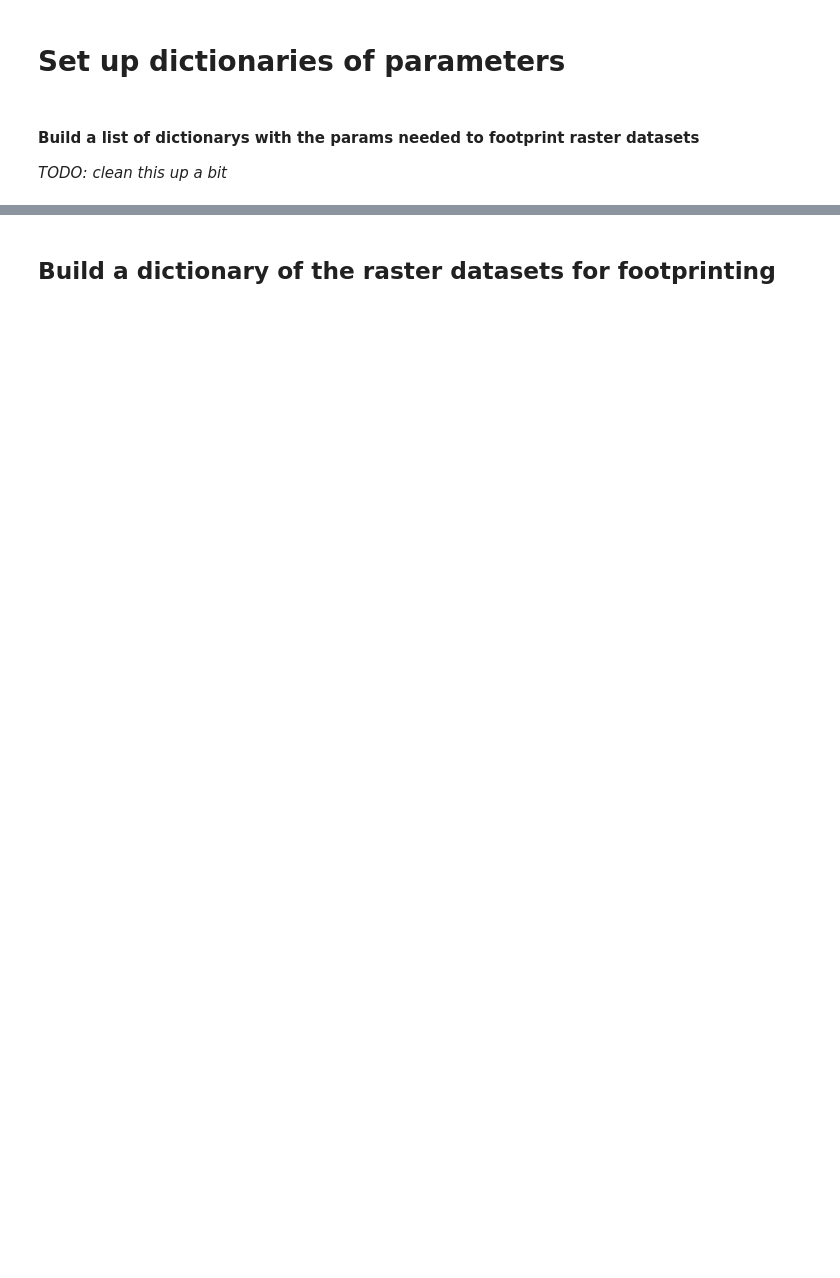
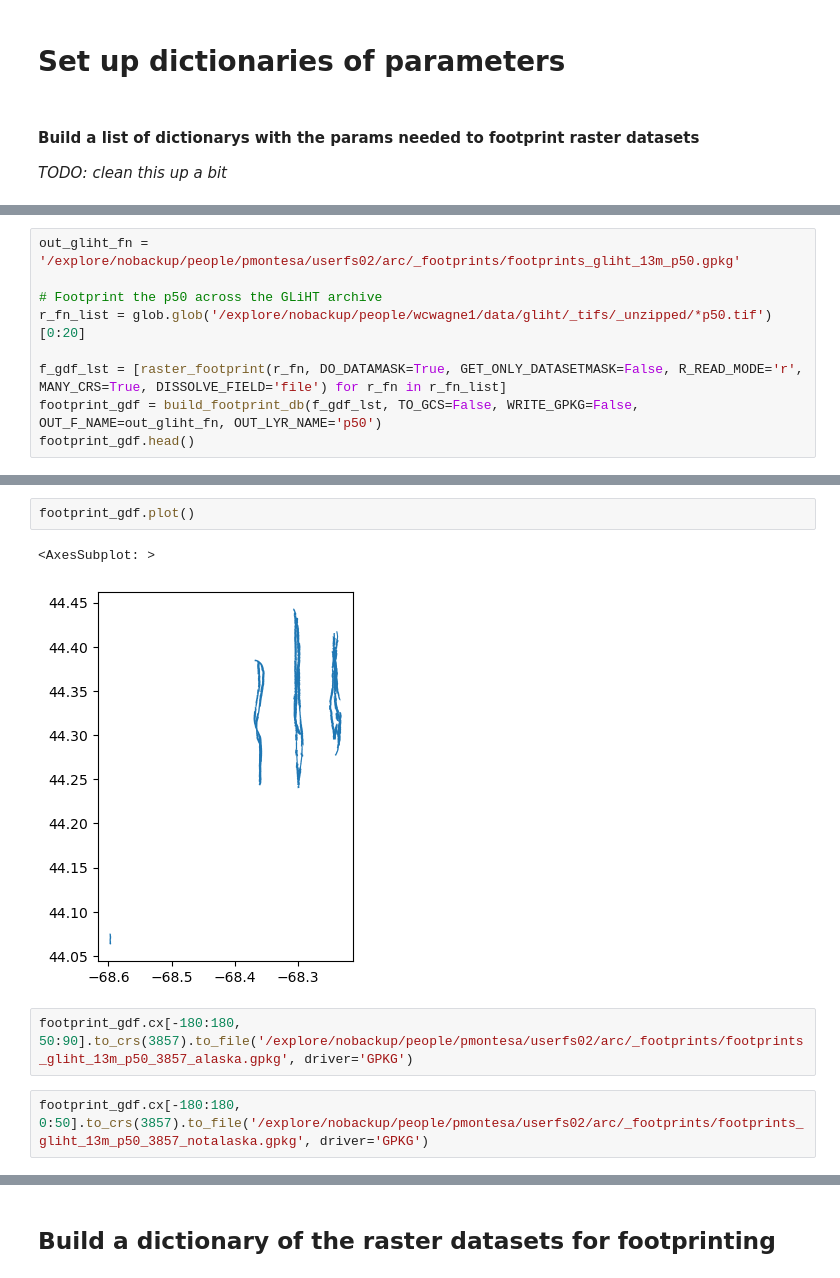
Before and after one commit to pahbs/geoscitools, a Jupyter notebook: footprint.ipynb, the cells around one changed output, grey strips where cells are left out. Saved outputs shown, nothing was run; the diff lists cells and outputs as text; blank space fills up the shorter version.

```diff
--- a/footprint.ipynb
+++ b/footprint.ipynb
@@ -46,0 +79,9 @@ if False:
+# %%
+out_gliht_fn = '/explore/nobackup/people/pmontesa/userfs02/arc/_footprints/footprints_gliht_13m_p50.gpkg'
+
+# Footprint the p50 across the GLiHT archive
+r_fn_list = glob.glob('/explore/nobackup/people/wcwagne1/data/gliht/_tifs/_unzipped/*p50.tif')[0:20]
+
+f_gdf_lst = [raster_footprint(r_fn, DO_DATAMASK=True, GET_ONLY_DATASETMASK=False, R_READ_MODE='r', MANY_CRS=True, DISSOLVE_FIELD='file') for r_fn in r_fn_list]
+footprint_gdf = build_footprint_db(f_gdf_lst, TO_GCS=False, WRITE_GPKG=False, OUT_F_NAME=out_gliht_fn, OUT_LYR_NAME='p50')
+footprint_gdf.head()
@@ -46,0 +96,9 @@ if False:
+# %%
+footprint_gdf.plot()
+# %% [output]
+<AxesSubplot: >
+[figure, added]
+# %%
+footprint_gdf.cx[-180:180, 50:90].to_crs(3857).to_file('/explore/nobackup/people/pmontesa/userfs02/arc/_footprints/footprints_gliht_13m_p50_3857_alaska.gpkg', driver='GPKG')
+# %%
+footprint_gdf.cx[-180:180, 0:50].to_crs(3857).to_file('/explore/nobackup/people/pmontesa/userfs02/arc/_footprints/footprints_gliht_13m_p50_3857_notalaska.gpkg', driver='GPKG')
```
Also changed, not shown: parts of 9 cells of this notebook, 1 other file.
